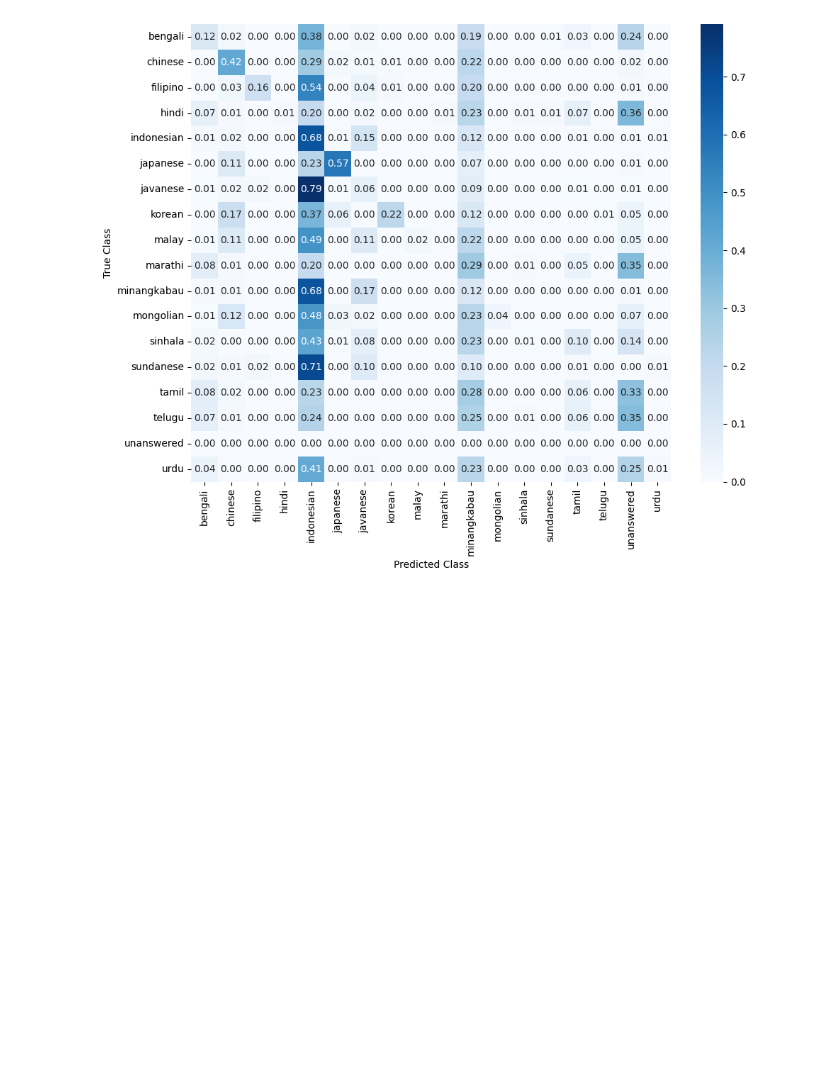
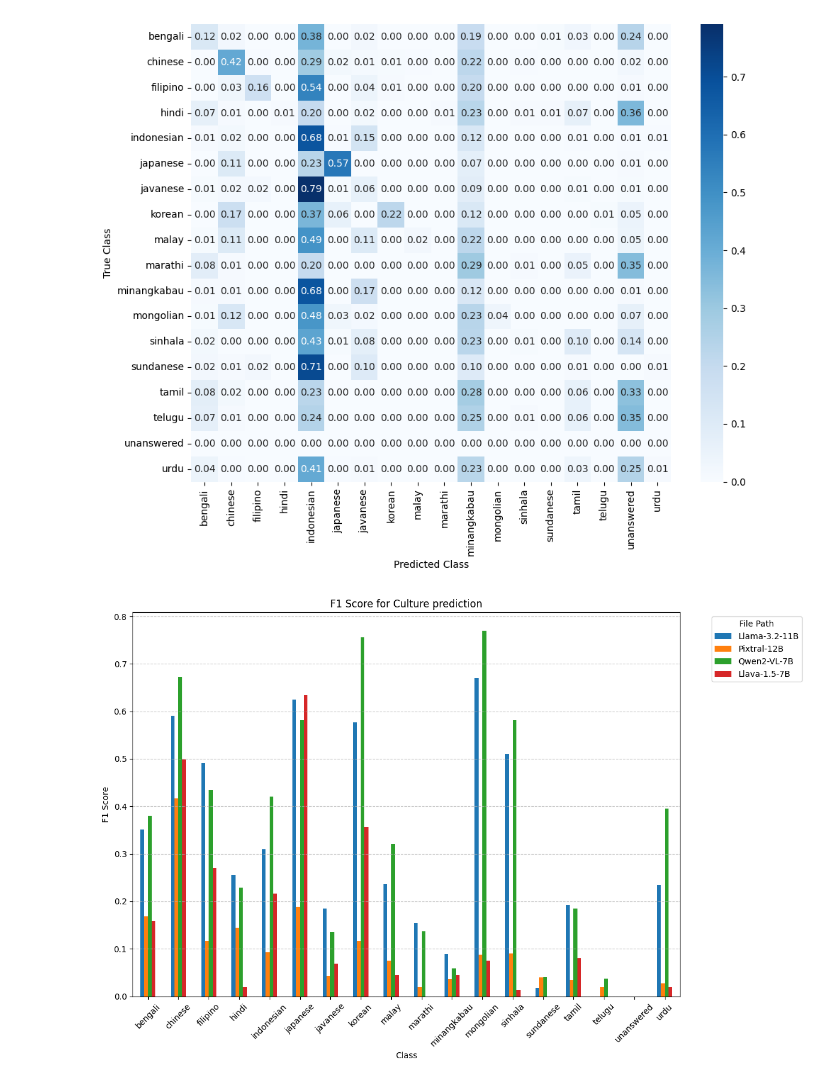
Before and after one commit to taaha/asian_cultures, a Jupyter notebook: charts.ipynb, the cells around one changed output. Saved outputs shown, nothing was run; the diff lists cells and outputs as text; code cells hidden in the pictures; blank space fills up the shorter version.

```diff
--- a/charts.ipynb
+++ b/charts.ipynb
@@ -75,3 +75,58 @@ for index, file_path in tqdm(enumerate(file_paths)):
 [figure]
 [figure]
 [figure]
+# %%
+from sklearn.metrics import precision_recall_fscore_support
+import pandas as pd
+import matplotlib.pyplot as plt
+from tqdm import tqdm
+
+bar_names = [
+    "Llama-3.2-11B",
+    "Pixtral-12B",
+    "Qwen2-VL-7B",
+    "Llava-1.5-7B"
+    ]
+
+def combined_f1_score_bar_chart(file_paths, true_col="Culture", pred_col="cleaned_output"):
+    aggregated_f1_scores = {}
+
+    for index, file_path in tqdm(enumerate(file_paths)):
+        # Load the CSV file
+        df = pd.read_csv("results//processed_csvs//" + file_path)
+        df[true_col] = df[true_col].str.lower()
+
+        # Get unique classes
+        classes = sorted(set(df[true_col].unique()).union(set(df[pred_col].unique())))
+
+        # Calculate F1 scores
+        _, _, f1_scores, _ = precision_recall_fscore_support(
+            df[true_col], df[pred_col], labels=classes, zero_division=0
+        )
+
+        # Store F1 scores for the current file
+        for class_name, f1_score in zip(classes, f1_scores):
+            if class_name not in aggregated_f1_scores:
+                aggregated_f1_scores[class_name] = {}
+            # aggregated_f1_scores[class_name][file_path] = f1_score
+            aggregated_f1_scores[class_name][bar_names[index]] = f1_score
+
+    # Create a DataFrame for the aggregated F1 scores
+    f1_scores_df = pd.DataFrame(aggregated_f1_scores).T.fillna(0)
+
+    # Plot combined bar chart
+    f1_scores_df.plot(kind="bar", figsize=(12, 8))
+    plt.title("F1 Score for Culture prediction")
+    plt.xlabel("Class")
+    plt.ylabel("F1 Score")
+    plt.xticks(rotation=45)
+    plt.legend(title="File Path", bbox_to_anchor=(1.05, 1), loc="upper left")
+    plt.grid(axis="y", linestyle="--", alpha=0.7)
+    plt.tight_layout()
+    plt.savefig(f"results//charts//bar_plot.png", dpi=300, bbox_inches="tight")
+    plt.show()
+
+# Generate the combined F1 score bar chart
+combined_f1_score_bar_chart(file_paths)
+# %% [output]
+[figure, added]
```
Also changed, not shown: 1 other file.
